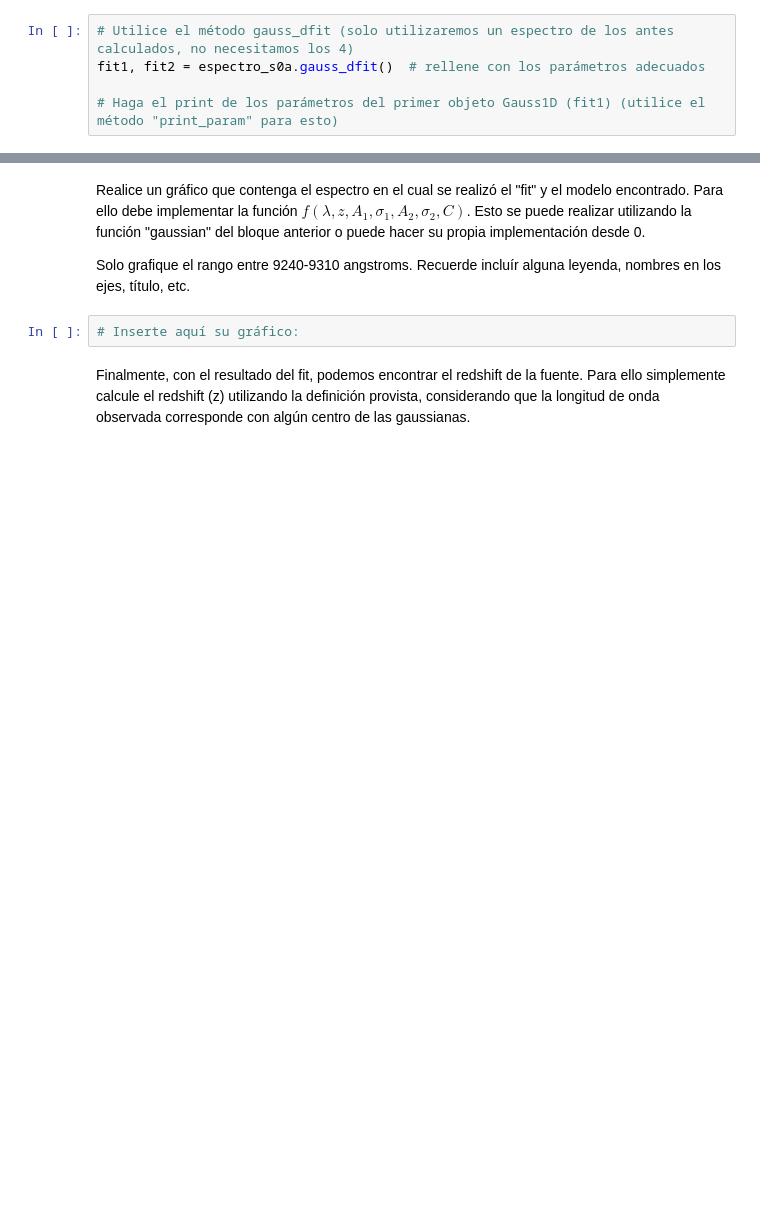
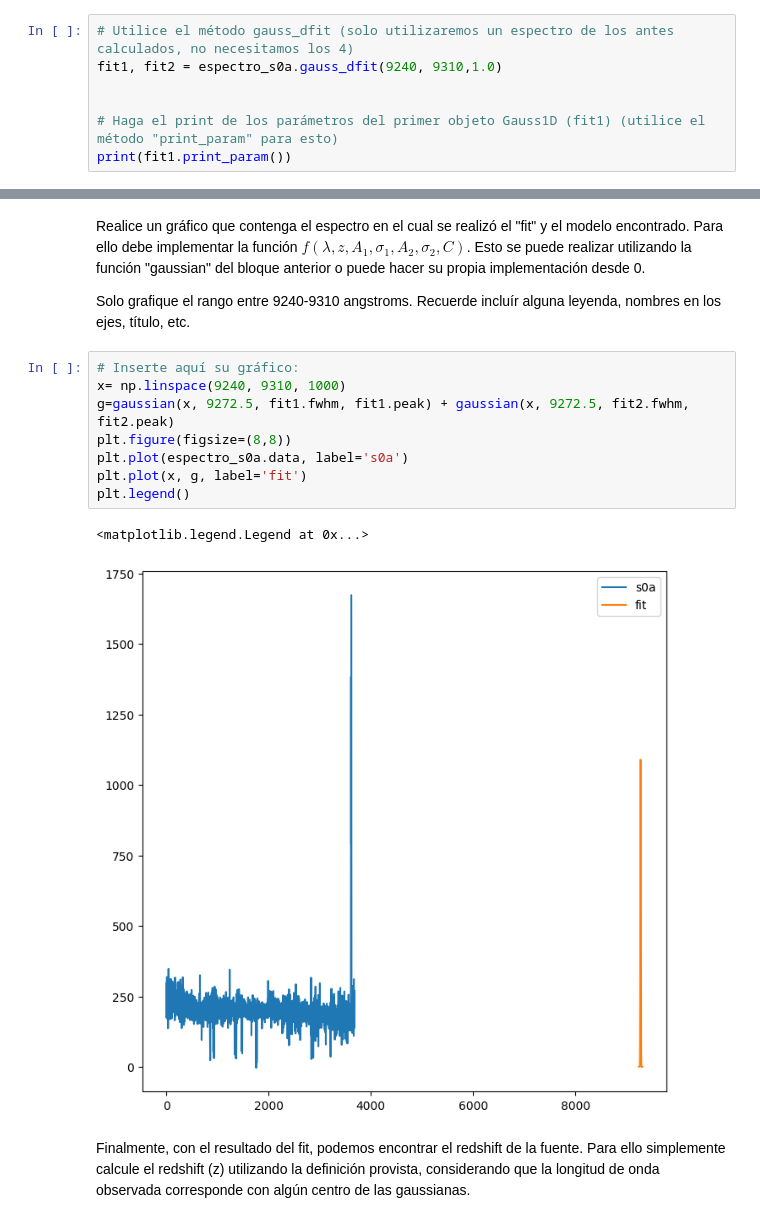
Before and after one commit to Francesco-Castellani/Tarea-4, a Jupyter notebook: Tarea4.ipynb, the cells around one changed output, grey strips where cells are left out. Saved outputs shown, nothing was run; the diff lists cells and outputs as text; blank space fills up the shorter version.

```diff
--- a/Tarea4.ipynb
+++ b/Tarea4.ipynb
@@ -285,6 +297,8 @@ MPDAF ya es capaz de hacer este fit por nosotros, para ello proceda como se le i
 3. El resultado deberían ser dos objetos de tipo obj.Gauss1D, utilice el método print_param() para mostrar los resultados de cada fit.
 # %%
 # Utilice el método gauss_dfit (solo utilizaremos un espectro de los antes calculados, no necesitamos los 4)
-fit1, fit2 = espectro_s0a.gauss_dfit()  # rellene con los parámetros adecuados
+fit1, fit2 = espectro_s0a.gauss_dfit(9240, 9310,1.0)
+
 
 # Haga el print de los parámetros del primer objeto Gauss1D (fit1) (utilice el método "print_param" para esto)
+print(fit1.print_param())
@@ -312,8 +351,17 @@ Realice un gráfico que contenga el espectro en el cual se realizó el "fit" y e
 Para ello debe implementar la función $f(\lambda, z,  A_1, \sigma_1, A_2, \sigma_2, C)$. Esto se puede realizar utilizando la función "gaussian" del bloque anterior o puede hacer su propia implementación desde 0.
 
 Solo grafique el rango entre 9240-9310 angstroms. Recuerde incluír alguna leyenda, nombres en los ejes, título, etc.
-# %%
-# Inserte aquí su gráfico:
+# %%
+# Inserte aquí su gráfico:
+x= np.linspace(9240, 9310, 1000)
+g=gaussian(x, 9272.5, fit1.fwhm, fit1.peak) + gaussian(x, 9272.5, fit2.fwhm, fit2.peak)
+plt.figure(figsize=(8,8))
+plt.plot(espectro_s0a.data, label='s0a')
+plt.plot(x, g, label='fit')
+plt.legend()
+# %% [output]
+<matplotlib.legend.Legend at 0x...>
+[figure, added]
 # %% [markdown]
 Finalmente, con el resultado del fit, podemos encontrar el redshift de la fuente. Para ello simplemente calcule el redshift (z) utilizando la definición provista, considerando que la longitud de onda observada corresponde con algún centro de las gaussianas.
 # %%
```
Also changed, not shown: parts of 7 cells of this notebook.
